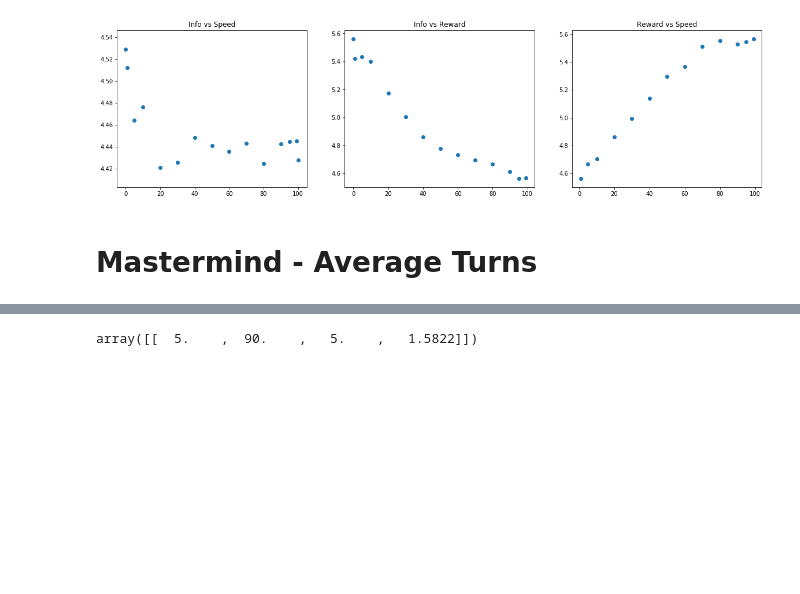
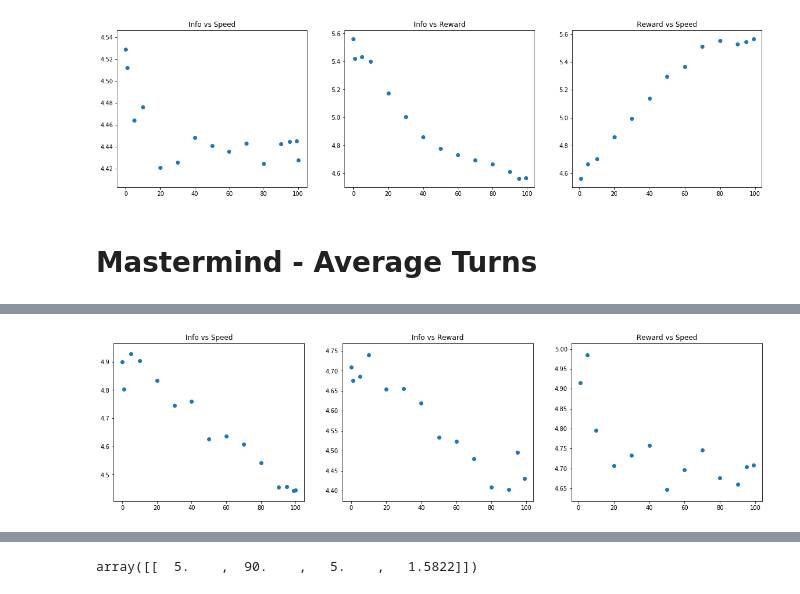
Before and after one commit to chrisconley/hangman, a Jupyter notebook: Hangman Stats.ipynb, the cells around one changed output, grey strips where cells are left out. Cells and saved outputs as stored; diff of their text form; code cells hidden in the pictures; blank space fills up the shorter version.

```diff
--- a/Hangman Stats.ipynb
+++ b/Hangman Stats.ipynb
@@ -114,7 +114,7 @@ plot_2d(get_plot_data('hangman', 'weighted_sum', 'average_reward'))
 # Mastermind - Average Turns
 # %%
 aggregate_stats = []
-with open('aggregate_stats2.jsonl') as f:
+with open('aggregate-stats.jsonl') as f:
     for line in f:
         aggregate_stats.append(json.loads(line))
 aggregate_stats[-1]
@@ -134,3 +134,7 @@ IndexError: too many indices for array
+# %%
+plot_2d(get_plot_data('mastermind', 'weighted_sum', 'average_turns'))
+# %% [output]
+[figure, added]
 # %%
 %matplotlib notebook
 import numpy as np
```
Also changed, not shown: parts of 4 cells of this notebook, 1 other file.
